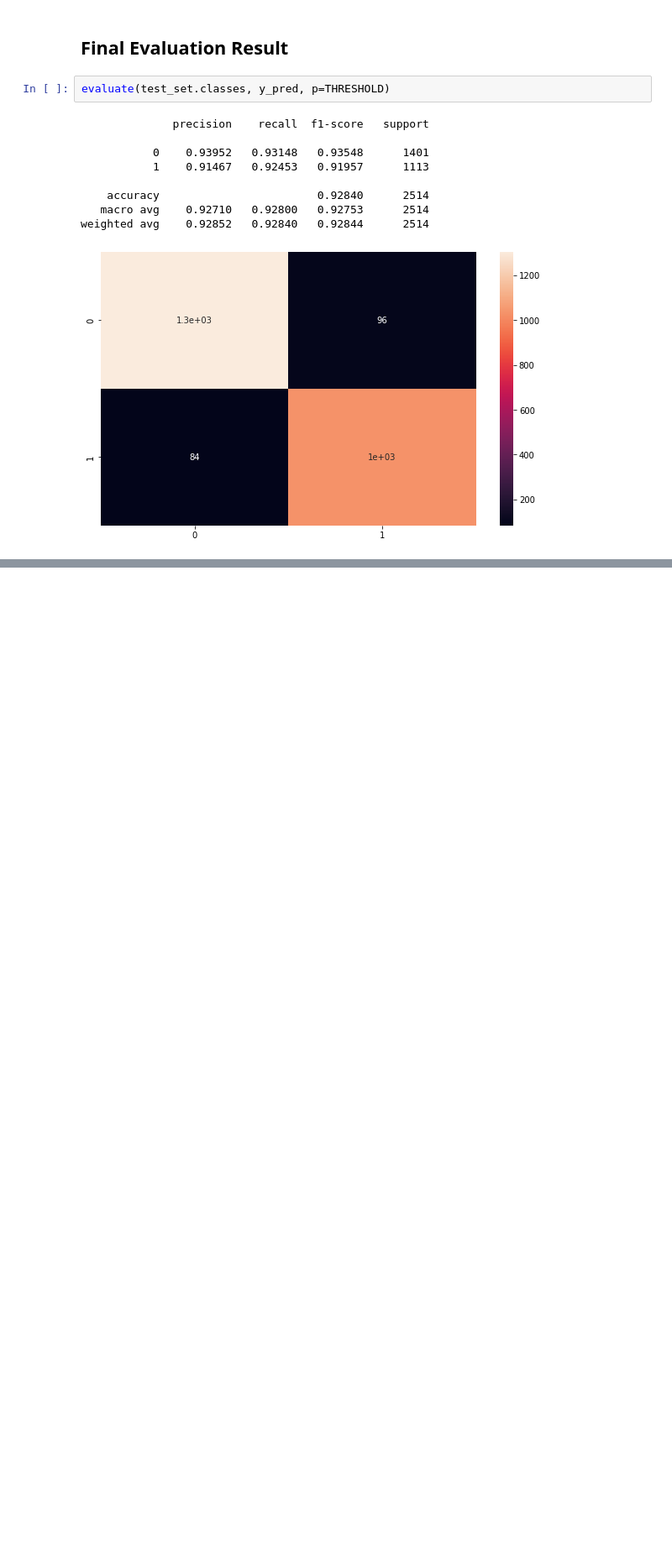
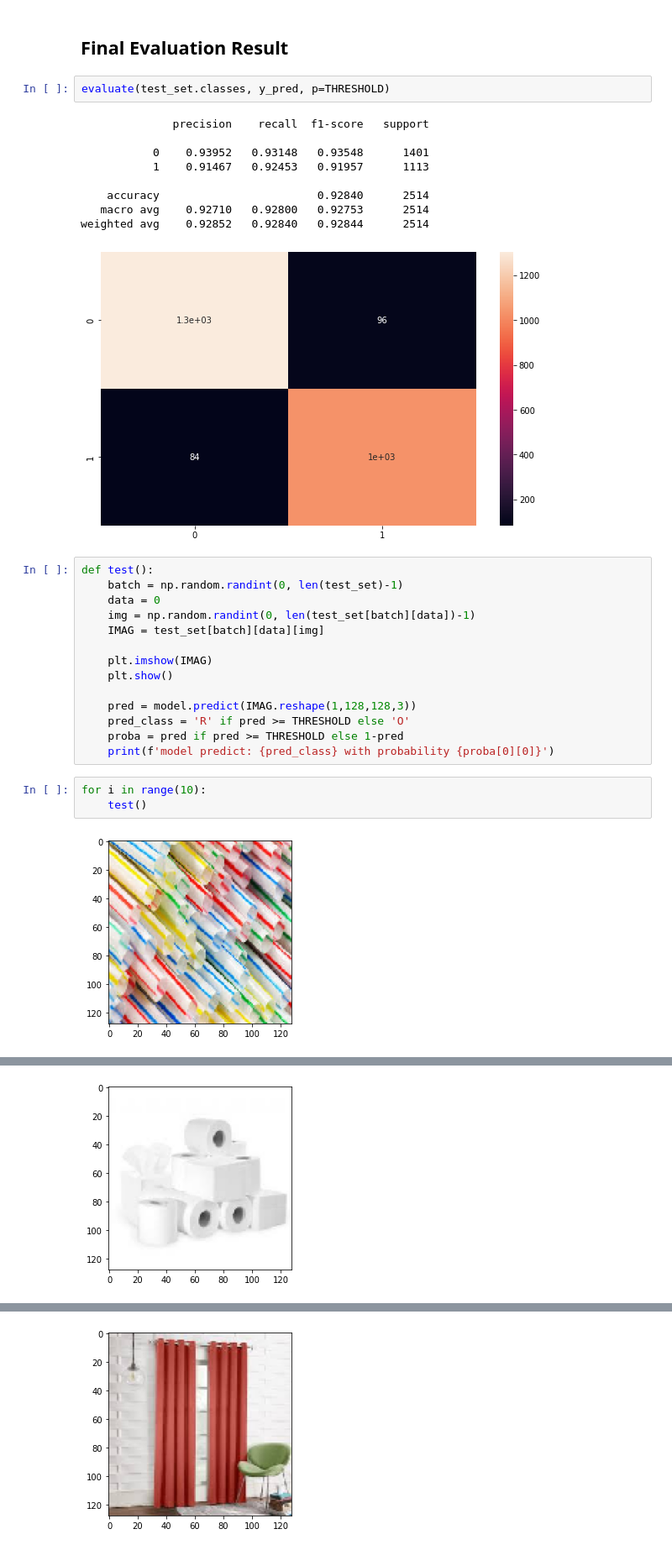
Before and after one commit to TriCaoChanh/WasteClassification, a Jupyter notebook: Modeling.ipynb, the cells around one changed output, grey strips where cells are left out. Shown at 84% size. Saved outputs shown, nothing was run; the diff lists cells and outputs as text; blank space fills up the shorter version.

```diff
--- a/Modeling.ipynb
+++ b/Modeling.ipynb
@@ -230,3 +230,22 @@ evaluate(test_set.classes, y_pred, p=THRESHOLD)
    macro avg    0.92710   0.92800   0.92753      2514
 weighted avg    0.92852   0.92840   0.92844      2514
 [figure]
+# %%
+def test():
+    batch = np.random.randint(0, len(test_set)-1)
+    data = 0
+    img = np.random.randint(0, len(test_set[batch][data])-1)
+    IMAG = test_set[batch][data][img]
+
+    plt.imshow(IMAG)
+    plt.show()
+
+    pred = model.predict(IMAG.reshape(1,128,128,3))
+    pred_class = 'R' if pred >= THRESHOLD else 'O'
+    proba = pred if pred >= THRESHOLD else 1-pred
+    print(f'model predict: {pred_class} with probability {proba[0][0]}')
+# %%
+for i in range(10):
+    test()
+# %% [output]
+[figure, added]
@@ -232,0 +254 @@ weighted avg    0.92852   0.92840   0.92844      2514
+[figure, added]
@@ -232,0 +257 @@ weighted avg    0.92852   0.92840   0.92844      2514
+[figure, added]
```
Also changed, not shown: parts of 1 cell of this notebook.
